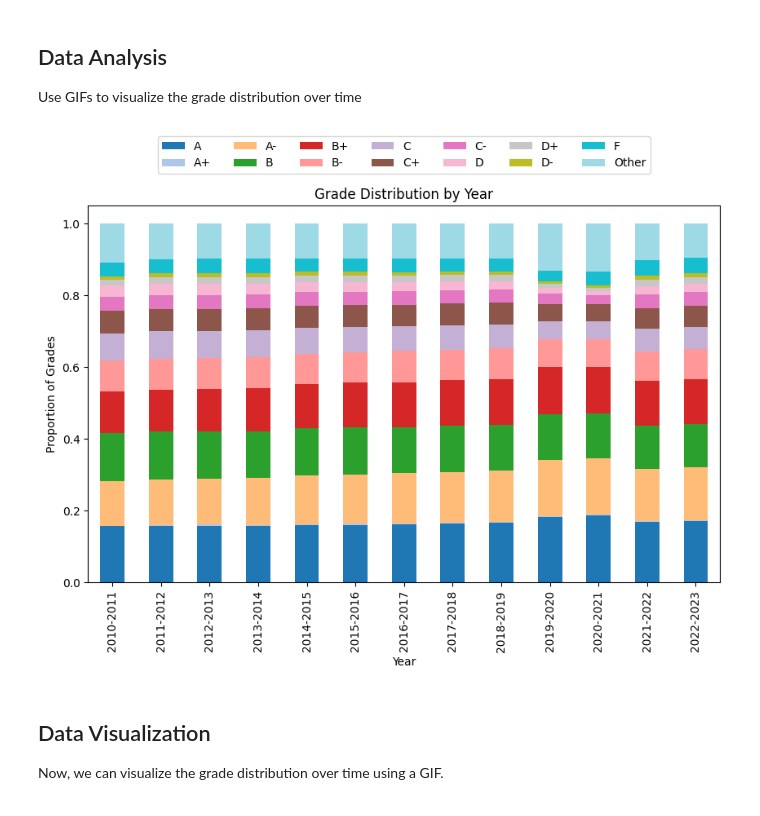
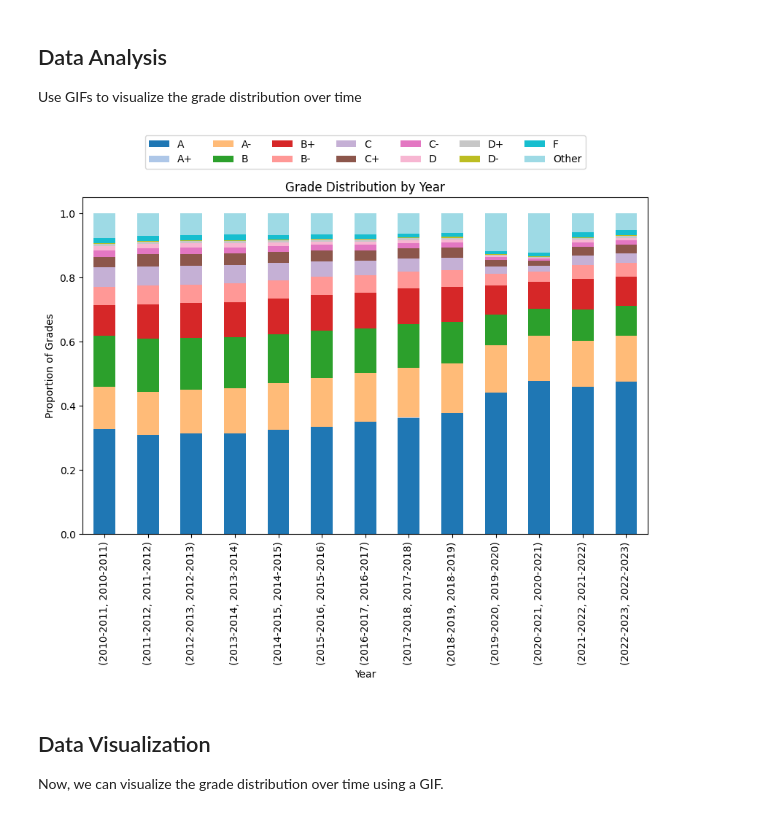
Before and after one commit to IanC04/Grade_Analysis, a Jupyter notebook: Grade Inflation.ipynb, the cells around one changed output. Drawn from its saved outputs; the diff is of its cells as text; code cells hidden in the pictures.

```diff
--- a/Grade Inflation.ipynb
+++ b/Grade Inflation.ipynb
@@ -33,22 +37,23 @@ data = pd.concat(data.values(), ignore_index=True)
 ## Data Cleaning
 Look for anomalies and +/- differences
 # %%
-# Check for anomalies
-grades_by_year = data.groupby('Year')['Letter Grade'].value_counts(normalize=True)
-grades_by_dept = data.groupby('Department/Program')['Letter Grade'].value_counts(normalize=True)
+# Grab relevant columns
+by_year = data.groupby(['Year', 'Letter Grade'])['Count of letter grade'].sum()
+by_dept = data.groupby(['Department/Program', 'Letter Grade'])['Count of letter grade'].sum()
 # %% [markdown]
 ## Data Analysis
 Use GIFs to visualize the grade distribution over time
 # %%
-grades_by_year.unstack().plot(kind='bar', stacked=True, figsize=(10, 6),
-                              colormap='tab20', title='Grade Distribution by Year')
+by_year_prop = by_year.groupby('Year').apply(lambda x: x / x.sum())
+by_year_prop.unstack().plot(kind='bar', stacked=True, figsize=(10, 6),
+                            colormap='tab20', title='Grade Distribution by Year')
 plt.legend(loc='upper center', bbox_to_anchor=(0.5, 1.2), ncol=7)
 plt.ylabel('Proportion of Grades')
 plt.xlabel('Year')
 plt.title('Grade Distribution by Year')
 plt.show()
 # %% [output]
-[figure, old version]
+[figure, new version]
 # %% [markdown]
 ## Data Visualization
 Now, we can visualize the grade distribution over time using a GIF.
```
Also changed, not shown: parts of 2 cells of this notebook, 2 other files.
